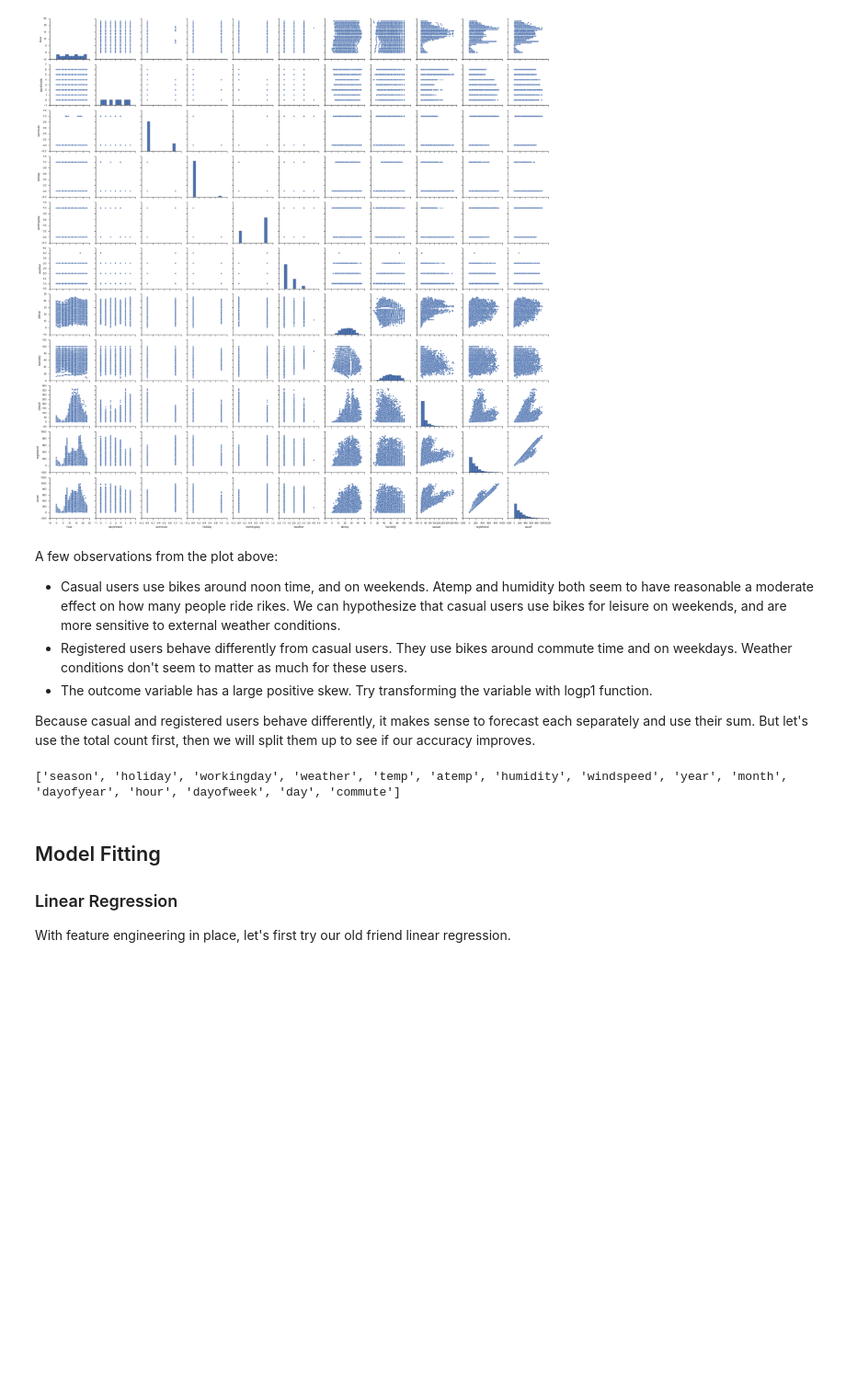
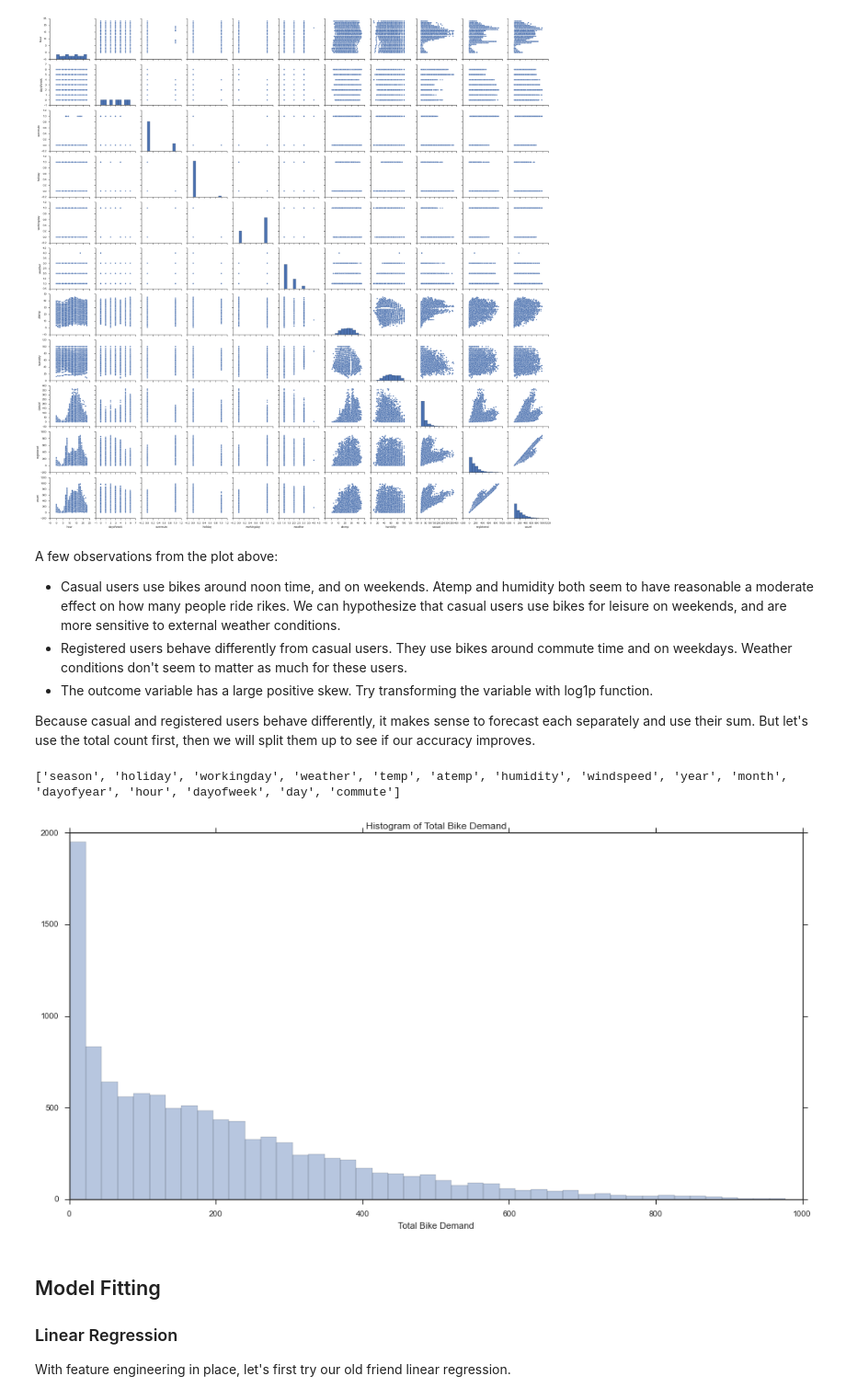
Before and after one commit to KonniamChan/ML_Projects_W207, a Jupyter notebook: project_bikesharing.ipynb, the cells around one changed output. Shown at 92% size. Drawn from its saved outputs; the diff is of its cells as text; code cells hidden in the pictures; blank space fills up the shorter version.

```diff
--- a/project_bikesharing.ipynb
+++ b/project_bikesharing.ipynb
@@ -250,7 +250,7 @@ scatterplot = sns.pairplot(df_train[['hour', 'dayofweek', 'commute', 'holiday',
 A few observations from the plot above:
 - Casual users use bikes around noon time, and on weekends. Atemp and humidity both seem to have reasonable a moderate effect on how many people ride rikes. We can hypothesize that casual users use bikes for leisure on weekends, and are more sensitive to external weather conditions.
 - Registered users behave differently from casual users. They use bikes around commute time and on weekdays. Weather conditions don't seem to matter as much for these users.
-- The outcome variable has a large positive skew. Try transforming the variable with logp1 function.
+- The outcome variable has a large positive skew. Try transforming the variable with log1p function.
 
 Because casual and registered users behave differently, it makes sense to forecast each separately and use their sum. But let's use the total count first, then we will split them up to see if our accuracy improves.
 # %%
@@ -265,6 +265,15 @@ features = [feature for feature in df_train.columns.values if feature not in fea
 print features
 # %% [output]
 ['season', 'holiday', 'workingday', 'weather', 'temp', 'atemp', 'humidity', 'windspeed', 'year', 'month', 'dayofyear', 'hour', 'dayofweek', 'day', 'commute']
+# %%
+## Histogram of total count
+sns.set_style('ticks')
+plt.figure(figsize=(16,8))
+histogram = sns.distplot(df_train['count'], kde=False)
+title = plt.title('Histogram of Total Bike Demand')
+xlabel = plt.xlabel('Total Bike Demand')
+# %% [output]
+[figure, added]
 # %% [markdown]
 ## Model Fitting
 ### Linear Regression
```
Also changed, not shown: parts of 23 cells of this notebook.
